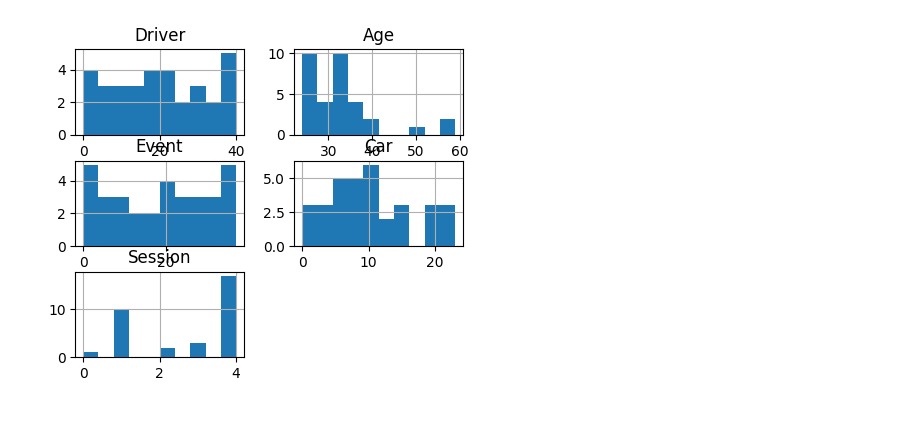
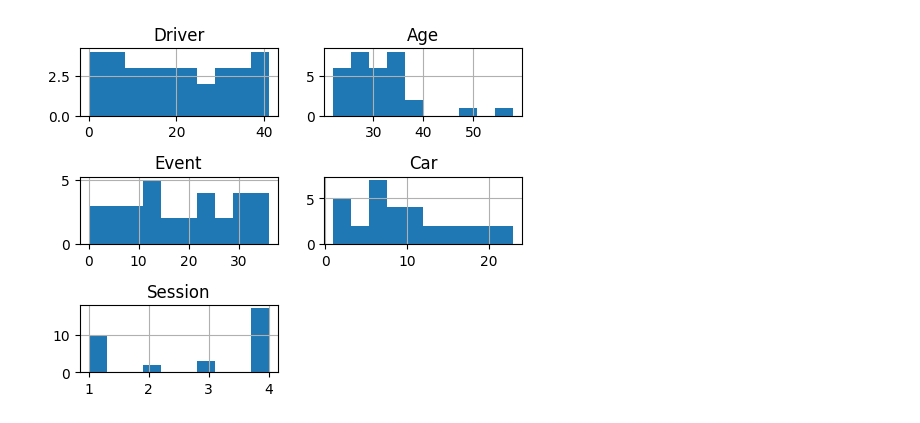
Before and after one commit to VandanGupte101727/ML-F1-model, a Jupyter notebook: Working ML model.ipynb, the cells around one changed output. Cells and saved outputs as stored; diff of their text form; code cells hidden in the pictures.

```diff
--- a/Working ML model.ipynb
+++ b/Working ML model.ipynb
@@ -6,10 +6,10 @@ import numpy as np
 import matplotlib.pyplot as plt
 import seaborn as sns
 from google.colab import files
-from sklearn.model_selection import train_test_split
+from sklearn.model_selection import StratifiedShuffleSplit
 from sklearn.preprocessing import LabelEncoder
-from sklearn.linear_model import LinearRegression
 from sklearn.ensemble import RandomForestClassifier
+from sklearn.metrics import classification_report, confusion_matrix, ConfusionMatrixDisplay
 
 uploaded = files.upload()
 
@@ -44,84 +44,68 @@ df1['Session'] = le.fit_transform(df1['Session'])
 
 x1 = df1.drop('Session', axis=1)
 y1 = df1['Session'].astype(int)
-x1_train, x1_test, y1_train, y1_test = train_test_split(x1, y1, test_size=0.2)
+
+session_counts = y1.value_counts()
+valid_sessions = session_counts[session_counts >= 2].index
+x1 = x1[y1.isin(valid_sessions)]
+y1 = y1[y1.isin(valid_sessions)]
+
+sss = StratifiedShuffleSplit(n_splits=1, test_size=0.2, random_state=42)
+for train_index, test_index in sss.split(x1, y1):
+    x1_train = x1.iloc[train_index]
+    x1_test = x1.iloc[test_index]
+    y1_train = y1.iloc[train_index]
+    y1_test = y1.iloc[test_index]
+
 train_data1 = x1_train.join(y1_train)
 
-# Convert Date Of Accident to datetime and numerical
-df2['Date Of Accident'] = pd.to_datetime(df2['Date Of Accident'], errors='coerce')
-df2['Accident_Timestamp'] = df2['Date Of Accident'].astype(np.int64) // 10**9
-df2.drop('Date Of Accident', axis=1, inplace=True)
-df2['Name'] = le.fit_transform(df2['Name'])
-df2['Event'] = le.fit_transform(df2['Event'])
+numerical_train_data1 = train_data1.select_dtypes(include=np.number)
+numerical_train_data1.hist(figsize=(5, 4))
+plt.tight_layout()
+plt.show()
 
-x2 = df2.drop('Event', axis=1)
-y2 = df2['Event']
-x2_train, x2_test, y2_train, y2_test = train_test_split(x2, y2, test_size=0.2)
-train_data2 = x2_train.join(y2_train)
-
-df3['Race'] = le.fit_transform(df3['Race'])
-df3['Resumed'] = le.fit_transform(df3['Resumed'])
-df3['Incident'] = le.fit_transform(df3['Incident'])
-df3['Excluded'] = le.fit_transform(df3['Excluded'])
-
-x3 = df3.drop('Incident', axis=1)
-y3 = df3['Incident']
-x3_train, x3_test, y3_train, y3_test = train_test_split(x3, y3, test_size=0.2)
-train_data3 = x3_train.join(y3_train)
-
-df4['Race'] = le.fit_transform(df4['Race'])
-df4['Cause'] = le.fit_transform(df4['Cause'])
-df4['Deployed'] = le.fit_transform(df4['Deployed'])
-df4['Retreated'] = le.fit_transform(df4['Retreated'])
-
-x4 = df4.drop('Deployed', axis=1)
-y4 = df4['Deployed']
-x4_train, x4_test, y4_train, y4_test = train_test_split(x4, y4, test_size=0.2)
-train_data4 = x4_train.join(y4_train)
-
-train_data1.head()
-
-numerical_train_data1 = train_data1.select_dtypes(include=np.number)
-numerical_train_data1.hist(figsize=(5,4))
-numerical_train_data1.corr()
-
-# Safe feature engineering (no div-by-zero or inf)
 train_data1['Session_ratio'] = train_data1['Session'] / train_data1['Driver'].replace(0, np.nan)
 train_data1['Driver_age_ratio'] = train_data1['Driver'] / train_data1['Age'].replace(0, np.nan)
 train_data1.replace([np.inf, -np.inf], np.nan, inplace=True)
 train_data1.fillna(0, inplace=True)
 
-# One-hot encoding
 train_data1 = train_data1.join(pd.get_dummies(train_data1['Driver'], prefix='Driver'))
 train_data1 = train_data1.join(pd.get_dummies(train_data1['Event'], prefix='Event'))
 train_data1.drop(['Driver', 'Event'], axis=1, inplace=True)
 
-plt.figure(figsize=(5,4))
+plt.figure(figsize=(5, 4))
 sns.heatmap(numerical_train_data1.corr(), annot=True, cmap="Blues")
+plt.title("Correlation Heatmap")
+plt.show()
 
-
-x1_train, y1_train = train_data1.drop('Session', axis=1), train_data1['Session']
-x1_train = x1_train.apply(pd.to_numeric, errors='coerce').fillna(0)
-y1_train = y1_train.astype(int)
+x1_train = train_data1.drop('Session', axis=1).apply(pd.to_numeric, errors='coerce').fillna(0)
+y1_train = train_data1['Session'].astype(int)
 
 test_data1 = x1_test.join(y1_test)
 test_data1['Session_ratio'] = test_data1['Session'] / test_data1['Driver'].replace(0, np.nan)
 test_data1['Driver_age_ratio'] = test_data1['Driver'] / test_data1['Age'].replace(0, np.nan)
 test_data1.replace([np.inf, -np.inf], np.nan, inplace=True)
 test_data1.fillna(0, inplace=True)
-
 test_data1 = test_data1.join(pd.get_dummies(test_data1['Driver'], prefix='Driver'))
 test_data1 = test_data1.join(pd.get_dummies(test_data1['Event'], prefix='Event'))
 test_data1.drop(['Driver', 'Event'], axis=1, inplace=True)
+test_data1 = test_data1.reindex(columns=train_data1.columns, fill_value=0)
 
-test_data1 = test_data1.reindex(columns=train_data1.columns, fill_value=0)
-x1_test, y1_test = test_data1.drop('Session', axis=1), test_data1['Session']
-x1_test = x1_test.apply(pd.to_numeric, errors='coerce').fillna(0)
-y1_test = y1_test.astype(int)
+x1_test = test_data1.drop('Session', axis=1).apply(pd.to_numeric, errors='coerce').fillna(0)
+y1_test = test_data1['Session'].astype(int)
 
-# Fit Random Forest Classifier
-forest = RandomForestClassifier()
+forest = RandomForestClassifier(class_weight='balanced', random_state=42)
 forest.fit(x1_train, y1_train)
-print("Random Forest Accuracy:", forest.score(x1_test, y1_test))
+
+print("Random Forest Accuracy:", round(forest.score(x1_test, y1_test), 3))
+
+y1_pred = forest.predict(x1_test)
+
+comparison_df = pd.DataFrame({
+    'Actual Session': y1_test,
+    'Predicted Session': y1_pred
+})
+print("\nPrediction vs Actual (first 10 rows):")
+print(comparison_df.head(10))
 # %% [output]
 [interactive output not drawn]
@@ -146 +129 @@ Random Forest Accuracy: 0.7777777777777778
-[figure, old version]
+[figure, new version]
```
Also changed, not shown: parts of 1 cell of this notebook.
